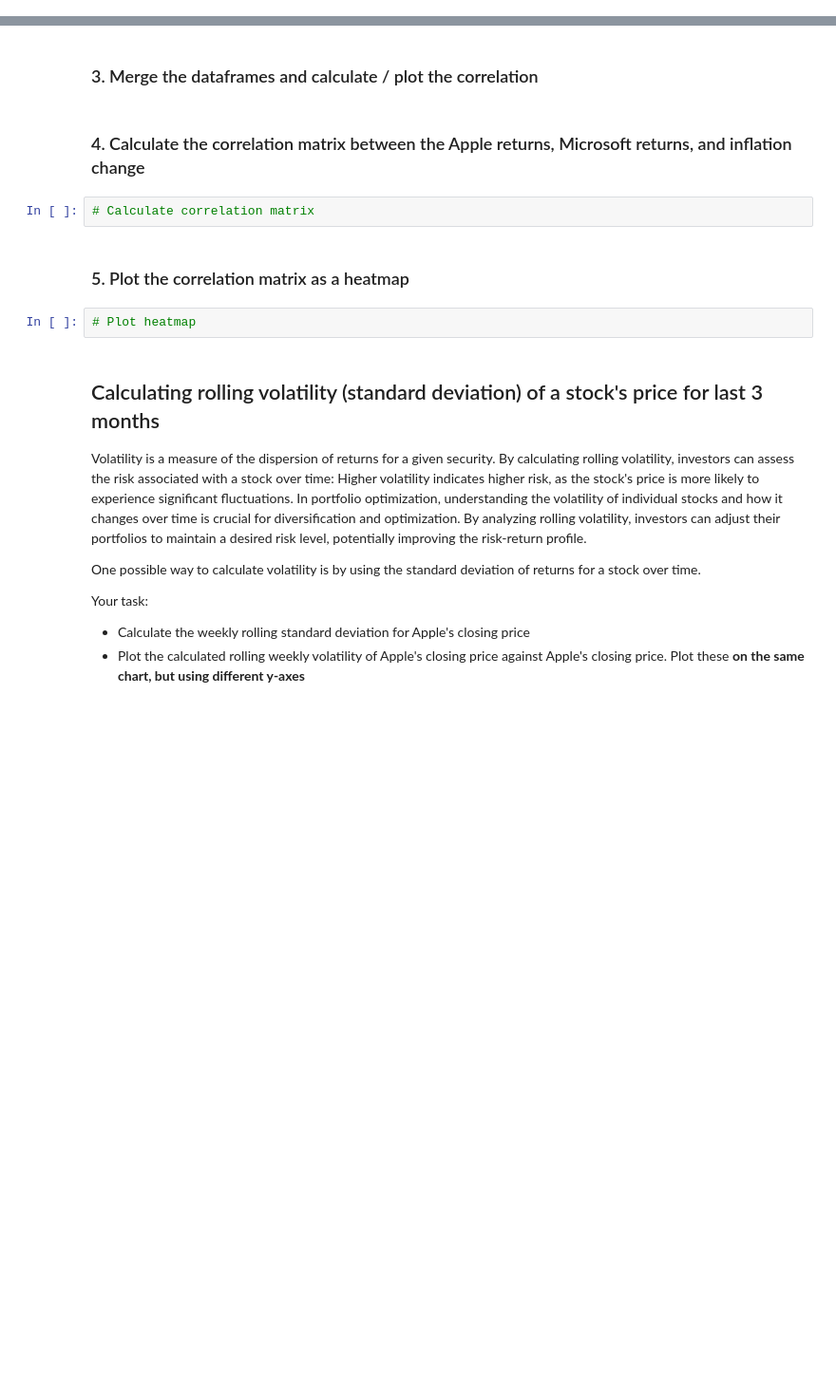
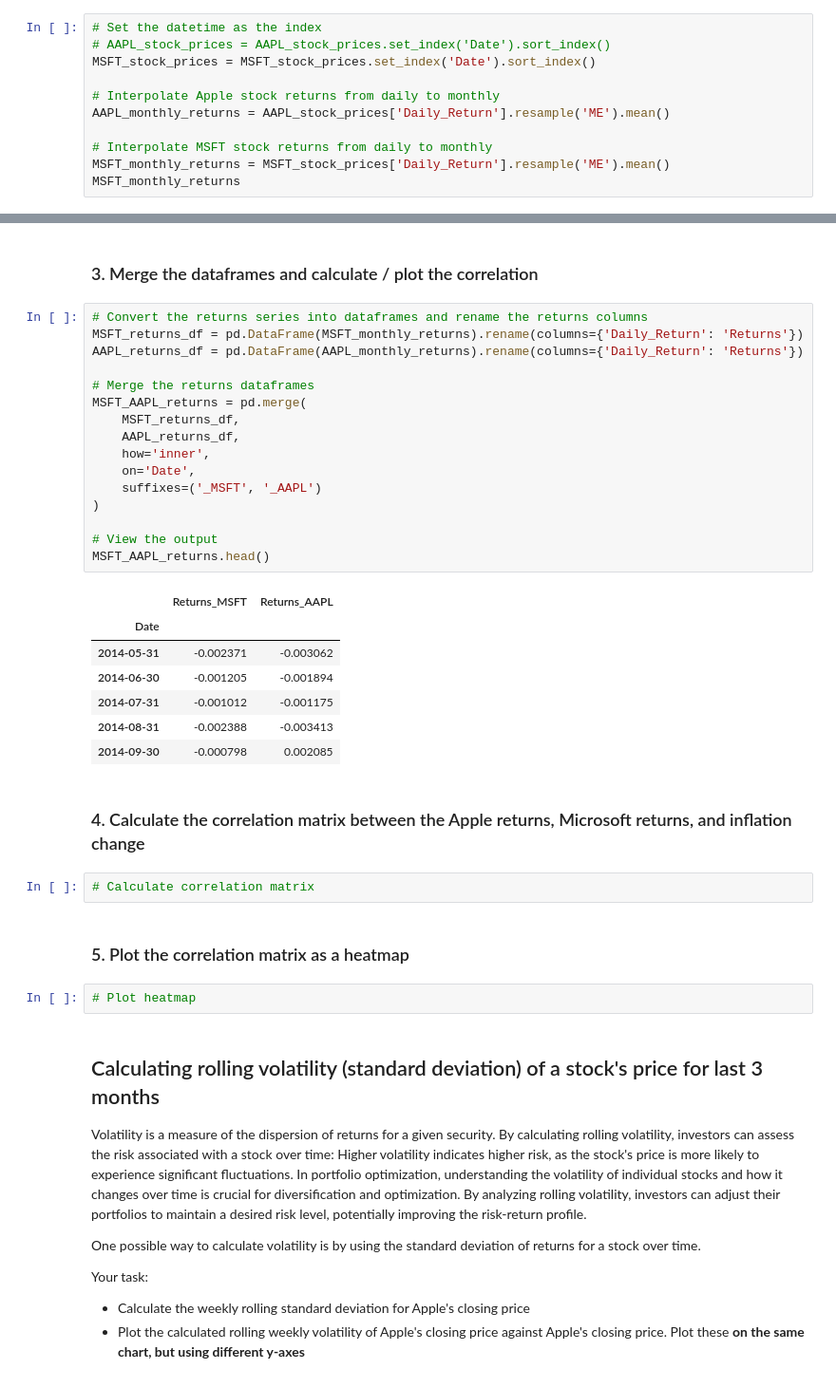
Before and after one commit to waynebar69/Stocks_ML-Pipeline, a Jupyter notebook: Project/EDA.ipynb, the cells around one changed output, grey strips where cells are left out. Shown: that part at 95% size. Drawn from its saved outputs; the diff is of its cells as text; blank space fills up the shorter version.

```diff
--- a/Project/EDA.ipynb
+++ b/Project/EDA.ipynb
@@ -502,0 +599,11 @@ This will require several steps:
+# %%
+# Set the datetime as the index
+# AAPL_stock_prices = AAPL_stock_prices.set_index('Date').sort_index()
+MSFT_stock_prices = MSFT_stock_prices.set_index('Date').sort_index()
+
+# Interpolate Apple stock returns from daily to monthly
+AAPL_monthly_returns = AAPL_stock_prices['Daily_Return'].resample('ME').mean()
+
+# Interpolate MSFT stock returns from daily to monthly
+MSFT_monthly_returns = MSFT_stock_prices['Daily_Return'].resample('ME').mean()
+MSFT_monthly_returns
@@ -503,5 +624,29 @@ This will require several steps:
 # %% [markdown]
 ### 3. Merge the dataframes and calculate / plot the correlation
+# %%
+# Convert the returns series into dataframes and rename the returns columns
+MSFT_returns_df = pd.DataFrame(MSFT_monthly_returns).rename(columns={'Daily_Return': 'Returns'})
+AAPL_returns_df = pd.DataFrame(AAPL_monthly_returns).rename(columns={'Daily_Return': 'Returns'})
+
+# Merge the returns dataframes
+MSFT_AAPL_returns = pd.merge(
+    MSFT_returns_df,
+    AAPL_returns_df,
+    how='inner',
+    on='Date',
+    suffixes=('_MSFT', '_AAPL')
+)
+
+# View the output
+MSFT_AAPL_returns.head()
+# %% [output]
+|  | Returns_MSFT | Returns_AAPL |
+| Date |  |  |
+| 2014-05-31 | -0.002371 | -0.003062 |
+| 2014-06-30 | -0.001205 | -0.001894 |
+| 2014-07-31 | -0.001012 | -0.001175 |
+| 2014-08-31 | -0.002388 | -0.003413 |
+| 2014-09-30 | -0.000798 | 0.002085 |
 # %% [markdown]
 ### 4. Calculate the correlation matrix between the Apple returns, Microsoft returns, and inflation change
 # %%
```
Also changed, not shown: parts of 11 cells of this notebook.
